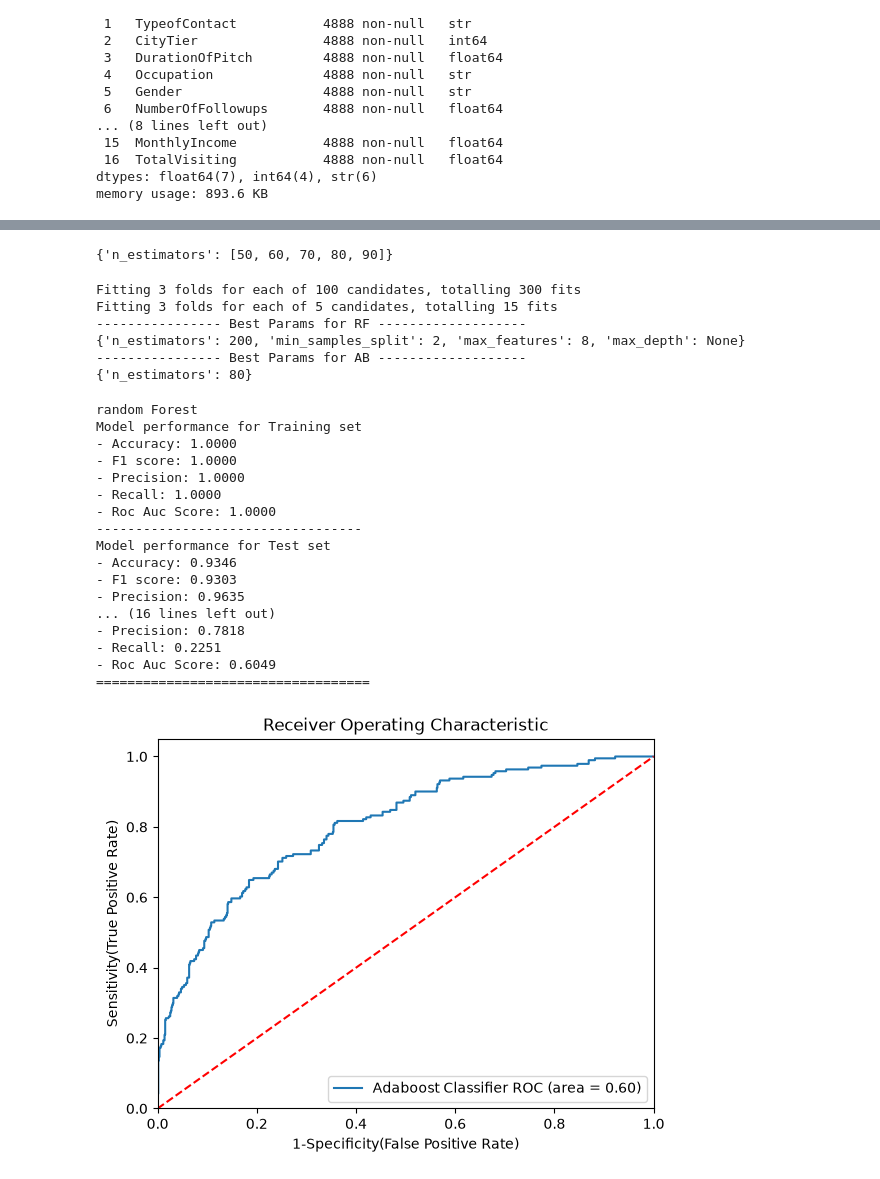
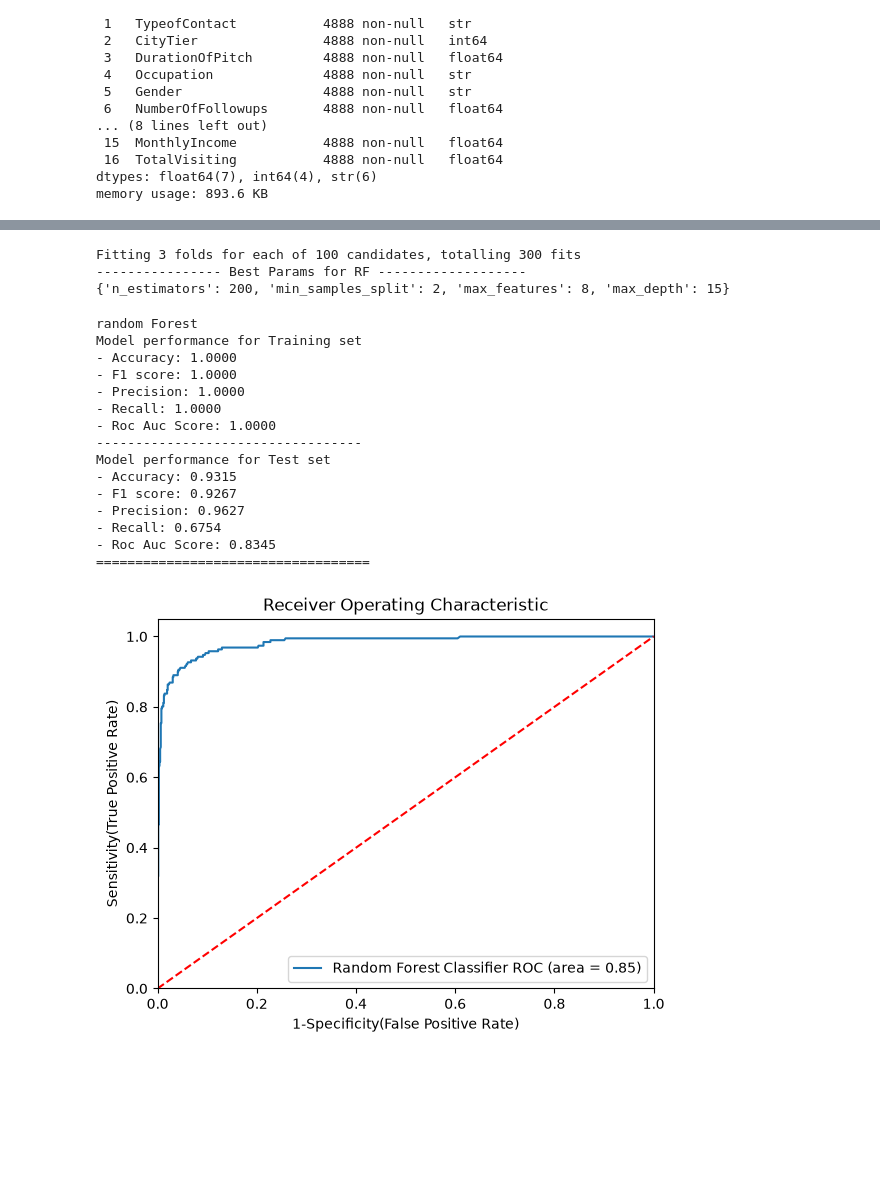
Before and after one commit to SKsudhanshukumar/AIML, a Jupyter notebook: ML/Supervised ML/Random_forest_classification.ipynb, the cells around one changed output, grey strips where cells are left out. Saved outputs shown, nothing was run; the diff lists cells and outputs as text; code cells hidden in the pictures; blank space fills up the shorter version.

```diff
--- a/ML/Adaboost_classification.ipynb
+++ b/ML/Supervised ML/Random_forest_classification.ipynb
@@ -20,7 +20,7 @@ import plotly.express as px
 import warnings
 warnings.filterwarnings('ignore')
 # %%
-df=pd.read_csv('Dataset/Travel.csv')
+df=pd.read_csv('../Dataset/Travel.csv')
 df.head()
 # %% [output]
 |  | CustomerID | ProdTaken | Age | TypeofContact | CityTier | DurationOfPitch | Occupation | Gender | ... |
@@ -421,12 +416,7 @@ adaboost_params={
-# %%
-adaboost_params
-# %% [output]
-{'n_estimators': [50, 60, 70, 80, 90]}
 # %%
 # Model list for hyperparameter tuning
 randomcv_models=[
-    ('RF',RandomForestClassifier(),rf_params),
-    ('AB',AdaBoostClassifier(),adaboost_params)
+    ('RF',RandomForestClassifier(),rf_params)
 ]
 # %%
 from sklearn.model_selection import RandomizedSearchCV
@@ -446,15 +436,11 @@ for model_name in model_param:
     print(model_param[model_name])
 # %% [output]
 Fitting 3 folds for each of 100 candidates, totalling 300 fits
-Fitting 3 folds for each of 5 candidates, totalling 15 fits
 ---------------- Best Params for RF -------------------
-{'n_estimators': 200, 'min_samples_split': 2, 'max_features': 8, 'max_depth': None}
----------------- Best Params for AB -------------------
-{'n_estimators': 80}
+{'n_estimators': 200, 'min_samples_split': 2, 'max_features': 8, 'max_depth': 15}
 # %%
 models={
-    'random Forest':RandomForestClassifier(n_estimators=1000,min_samples_split=2,max_features=7,max_depth=None),
-    'Adaboost':AdaBoostClassifier(n_estimators=80)
+    'random Forest':RandomForestClassifier(n_estimators=1000,min_samples_split=2,max_features=7,max_depth=None)
 }
 
 for i in range(len(list(models))):
@@ -515,45 +501,44 @@ Model performance for Training set
 - Roc Auc Score: 1.0000
 ----------------------------------
 Model performance for Test set
-- Accuracy: 0.9346
-- F1 score: 0.9303
-- Precision: 0.9635
-... (16 lines left out)
-- Precision: 0.7818
-- Recall: 0.2251
-- Roc Auc Score: 0.6049
+- Accuracy: 0.9315
+- F1 score: 0.9267
+- Precision: 0.9627
+- Recall: 0.6754
+- Roc Auc Score: 0.8345
 ===================================
 # %%
 ## Plot ROC AUC Curve
 from sklearn.metrics import roc_auc_score,roc_curve
 plt.figure()
 
 # Add the models to the list that you want to view on the ROC plot
 auc_models = [
 {
-    'label': 'Adaboost Classifier',
-    'model':AdaBoostClassifier(n_estimators=80),
-    'auc':  0.6049
+    'label': 'Random Forest Classifier',
+    'model': RandomForestClassifier(n_estimators=1000,min_samples_split=2,
+                                          max_features=7,max_depth=None),
+    'auc':  0.8482
 },
 
 ]
 # create loop through all model
 for algo in auc_models:
     model = algo['model'] # select the model
     model.fit(X_train, y_train) # train the model
 # Compute False postive rate, and True positive rate
     fpr, tpr, thresholds = roc_curve(y_test, model.predict_proba(X_test)[:,1])
 # Calculate Area under the curve to display on the plot
     plt.plot(fpr, tpr, label='%s ROC (area = %0.2f)' % (algo['label'], algo['auc']))
 # Custom settings for the plot
 plt.plot([0, 1], [0, 1],'r--')
 plt.xlim([0.0, 1.0])
 plt.ylim([0.0, 1.05])
 plt.xlabel('1-Specificity(False Positive Rate)')
 plt.ylabel('Sensitivity(True Positive Rate)')
 plt.title('Receiver Operating Characteristic')
 plt.legend(loc="lower right")
-plt.savefig("Adaboost classifier auc.png")
+plt.savefig("Random Forest auc.png")
 plt.show()
 # %% [output]
-[figure, old version]
+[figure, new version]
```
Also changed, not shown: parts of 5 cells of this notebook, 24 other files.
